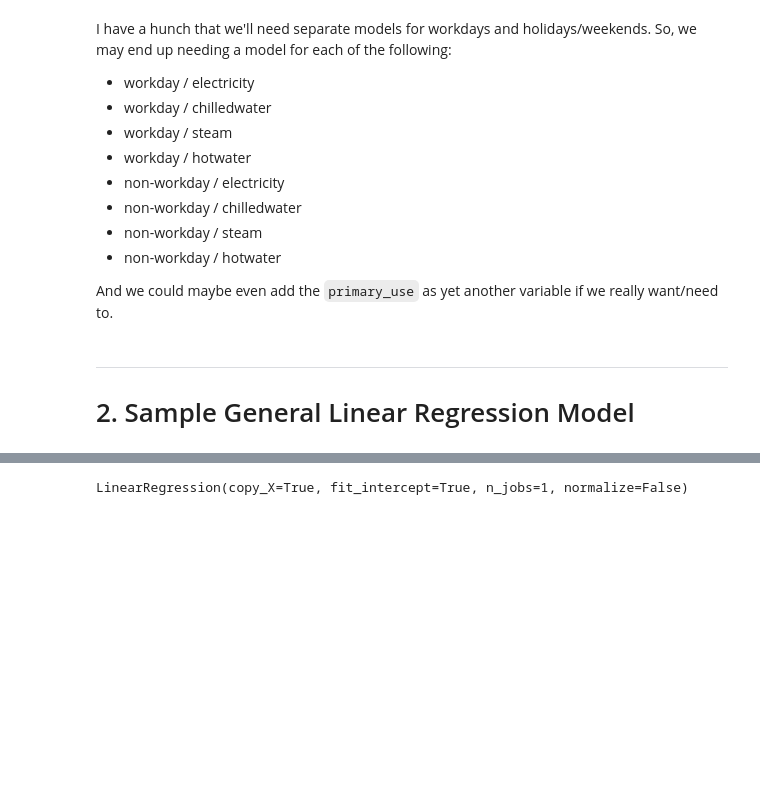
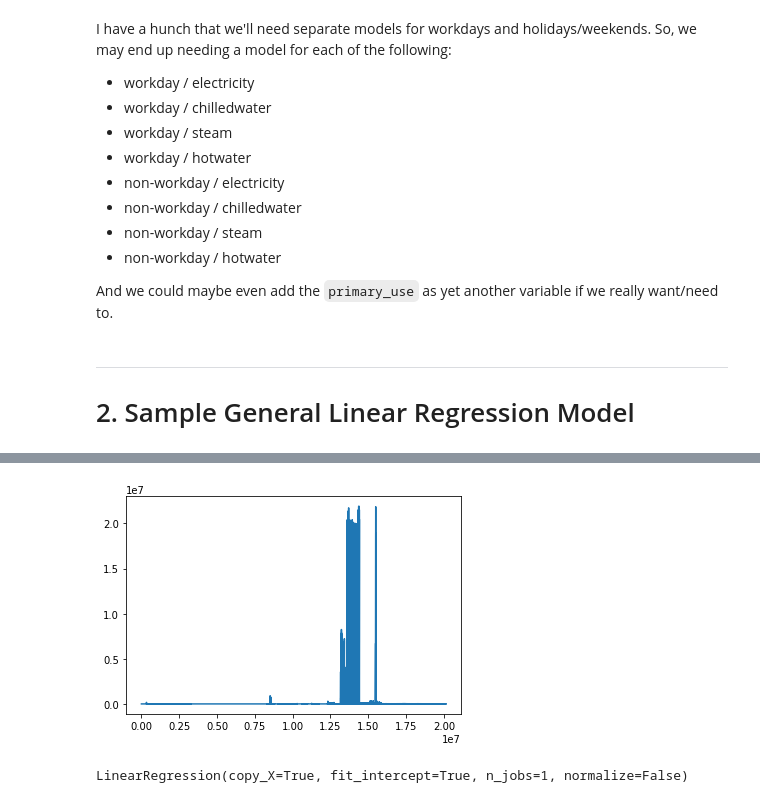
Before and after one commit to rupalisaini/energypredictor, a Jupyter notebook: energypredictor.ipynb, the cells around one changed output, grey strips where cells are left out. Drawn from its saved outputs; the diff is of its cells as text; code cells hidden in the pictures; blank space fills up the shorter version.

```diff
--- a/energypredictor.ipynb
+++ b/energypredictor.ipynb
@@ -288,3 +343,8 @@ y = fullTraining['meter_reading'].values
+# %%
+plt.plot(y)
+plt.show()
+# %% [output]
+[figure, added]
 # %%
 regressor = LinearRegression()
 regressor.fit(X, y)
```
Also changed, not shown: parts of 22 cells of this notebook.
